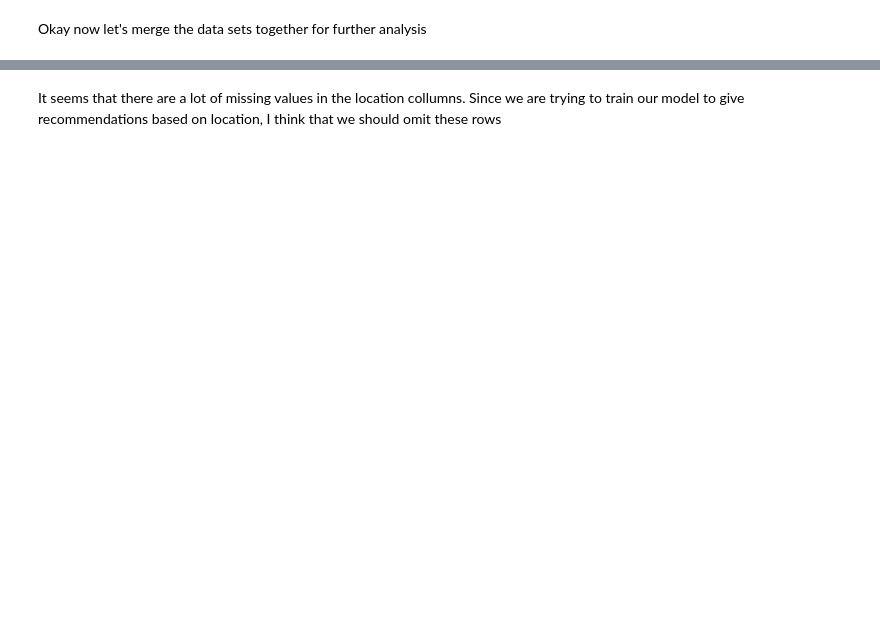
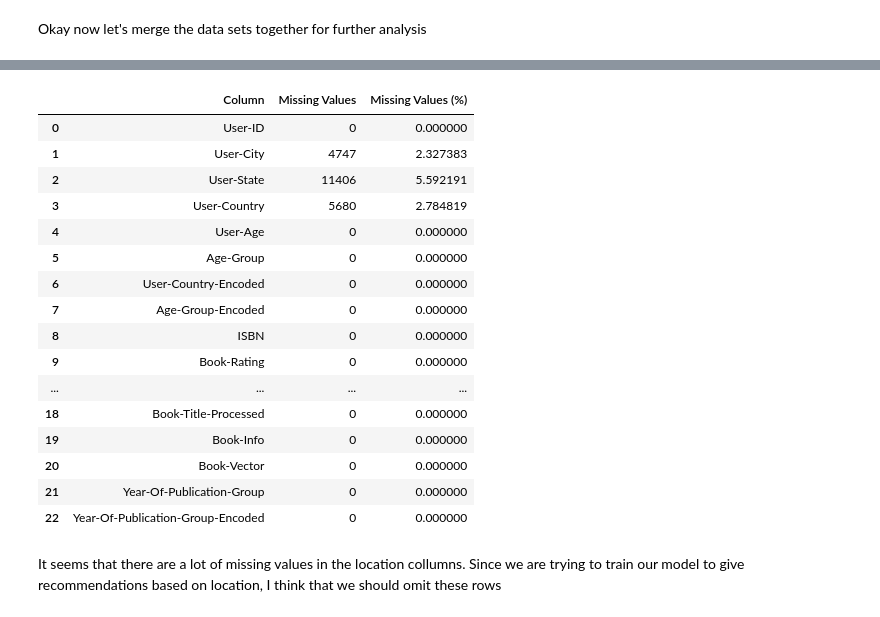
Before and after one commit to caseynator123/EDP_assigment2, a Jupyter notebook: ml/ml_analysis_knn.ipynb, the cells around one changed output, grey strips where cells are left out. Drawn from its saved outputs; the diff is of its cells as text; code cells hidden in the pictures; blank space fills up the shorter version.

```diff
--- a/ml/ml_analysis_knn.ipynb
+++ b/ml/ml_analysis_knn.ipynb
@@ -117,16 +207,34 @@ Final_Dataset.head()
 # %%
+Final_Dataset.replace('unknown', np.nan, inplace=True)
+
 missing_values_count = Final_Dataset.isna().sum()
 total_values = len(Final_Dataset)
 
-# Calculate the percentage of missing values for each column
 missing_values_percentage = (missing_values_count / total_values) * 100
 
-# Creating a new DataFrame to store the missing values count and percentage
 missing_values_df = pd.DataFrame({'Column': missing_values_count.index,
                                   'Missing Values': missing_values_count.values,
                                   'Missing Values (%)': missing_values_percentage.values})
 
 missing_values_df
+# %% [output]
+|  | Column | Missing Values | Missing Values (%) |
+| 0 | User-ID | 0 | 0.000000 |
+| 1 | User-City | 4747 | 2.327383 |
+| 2 | User-State | 11406 | 5.592191 |
+| 3 | User-Country | 5680 | 2.784819 |
+| 4 | User-Age | 0 | 0.000000 |
+| 5 | Age-Group | 0 | 0.000000 |
+| 6 | User-Country-Encoded | 0 | 0.000000 |
+| 7 | Age-Group-Encoded | 0 | 0.000000 |
+| 8 | ISBN | 0 | 0.000000 |
+| 9 | Book-Rating | 0 | 0.000000 |
+| ... | ... | ... | ... |
+| 18 | Book-Title-Processed | 0 | 0.000000 |
+| 19 | Book-Info | 0 | 0.000000 |
+| 20 | Book-Vector | 0 | 0.000000 |
+| 21 | Year-Of-Publication-Group | 0 | 0.000000 |
+| 22 | Year-Of-Publication-Group-Encoded | 0 | 0.000000 |
 # %% [markdown]
 It seems that there are a lot of missing values in the location collumns. Since we are trying to train our model to give recommendations based on location, I think that we should omit these rows
 # %%
```
Also changed, not shown: parts of 74 cells of this notebook.
